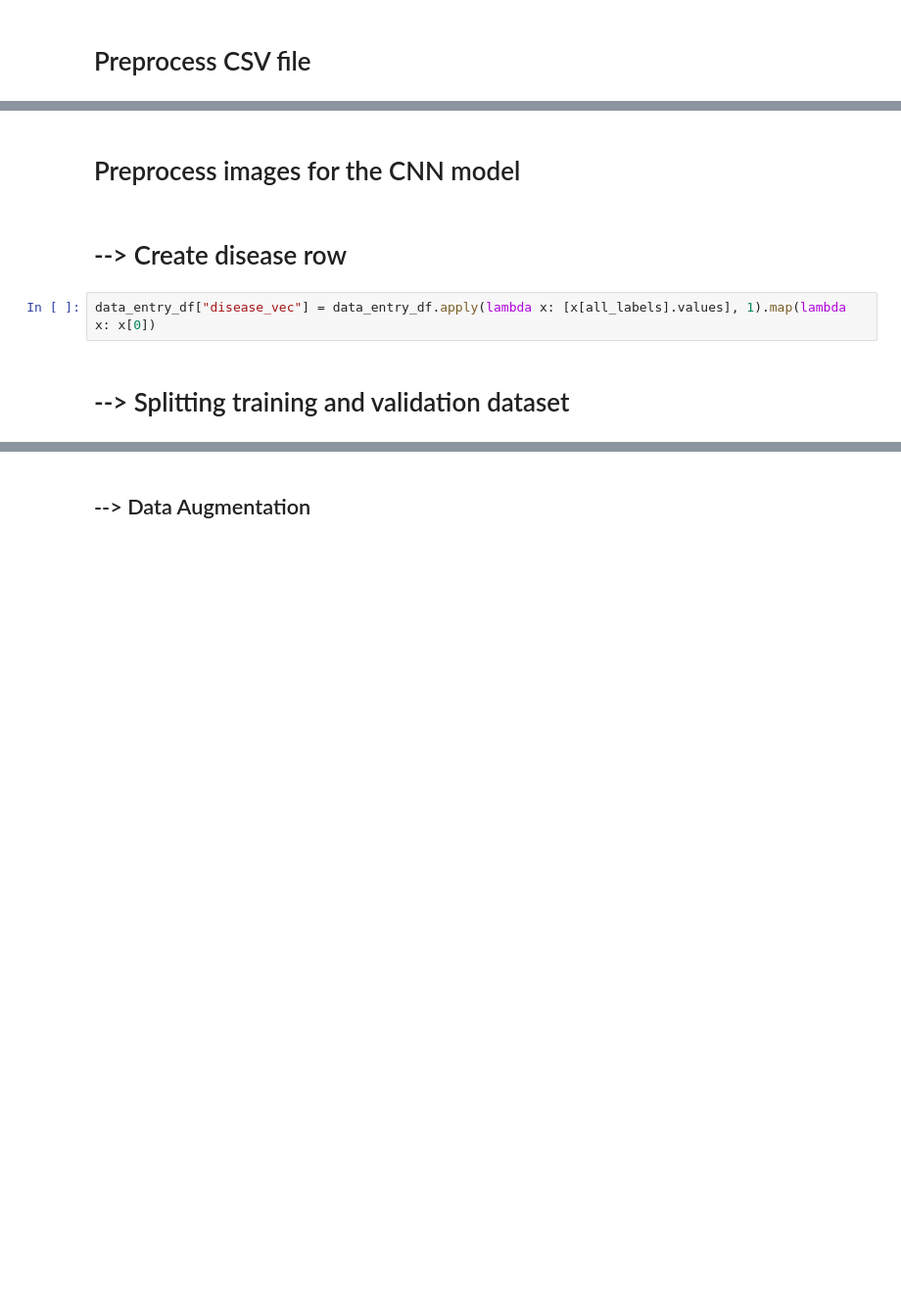
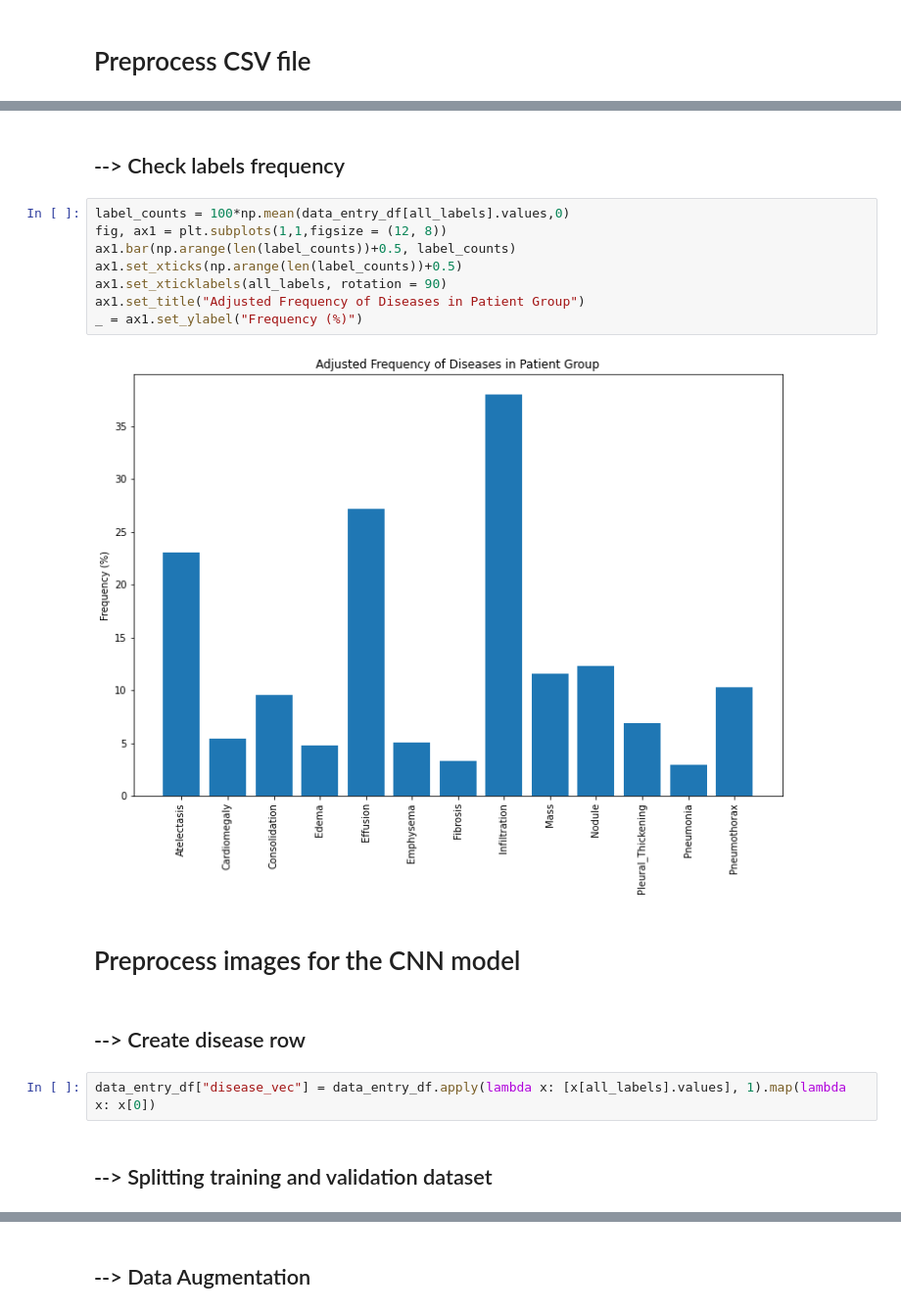
Before and after one commit to hanzopgp/HeartAttackPrediction, a Jupyter notebook: notebooks/cnn-x-mlp/chest-x-rays-classifi.ipynb, the cells around one changed output, grey strips where cells are left out. Shown at 98% size. Cells and saved outputs as stored; diff of their text form; blank space fills up the shorter version.

```diff
--- a/notebooks/cnn-x-mlp/chest-x-rays-classifi.ipynb
+++ b/notebooks/cnn-x-mlp/chest-x-rays-classifi.ipynb
@@ -176,10 +109,22 @@ data_entry_df
+# %% [markdown]
+## --> Check labels frequency
+# %%
+label_counts = 100*np.mean(data_entry_df[all_labels].values,0)
+fig, ax1 = plt.subplots(1,1,figsize = (12, 8))
+ax1.bar(np.arange(len(label_counts))+0.5, label_counts)
+ax1.set_xticks(np.arange(len(label_counts))+0.5)
+ax1.set_xticklabels(all_labels, rotation = 90)
+ax1.set_title("Adjusted Frequency of Diseases in Patient Group")
+_ = ax1.set_ylabel("Frequency (%)")
+# %% [output]
+[figure, added]
 # %% [markdown]
 # Preprocess images for the CNN model
 # %% [markdown]
-# --> Create disease row
+## --> Create disease row
 # %%
 data_entry_df["disease_vec"] = data_entry_df.apply(lambda x: [x[all_labels].values], 1).map(lambda x: x[0])
 # %% [markdown]
-# --> Splitting training and validation dataset
+## --> Splitting training and validation dataset
 # %%
 train_df, valid_df = train_test_split(data_entry_df,
```
Also changed, not shown: parts of 23 cells of this notebook.
